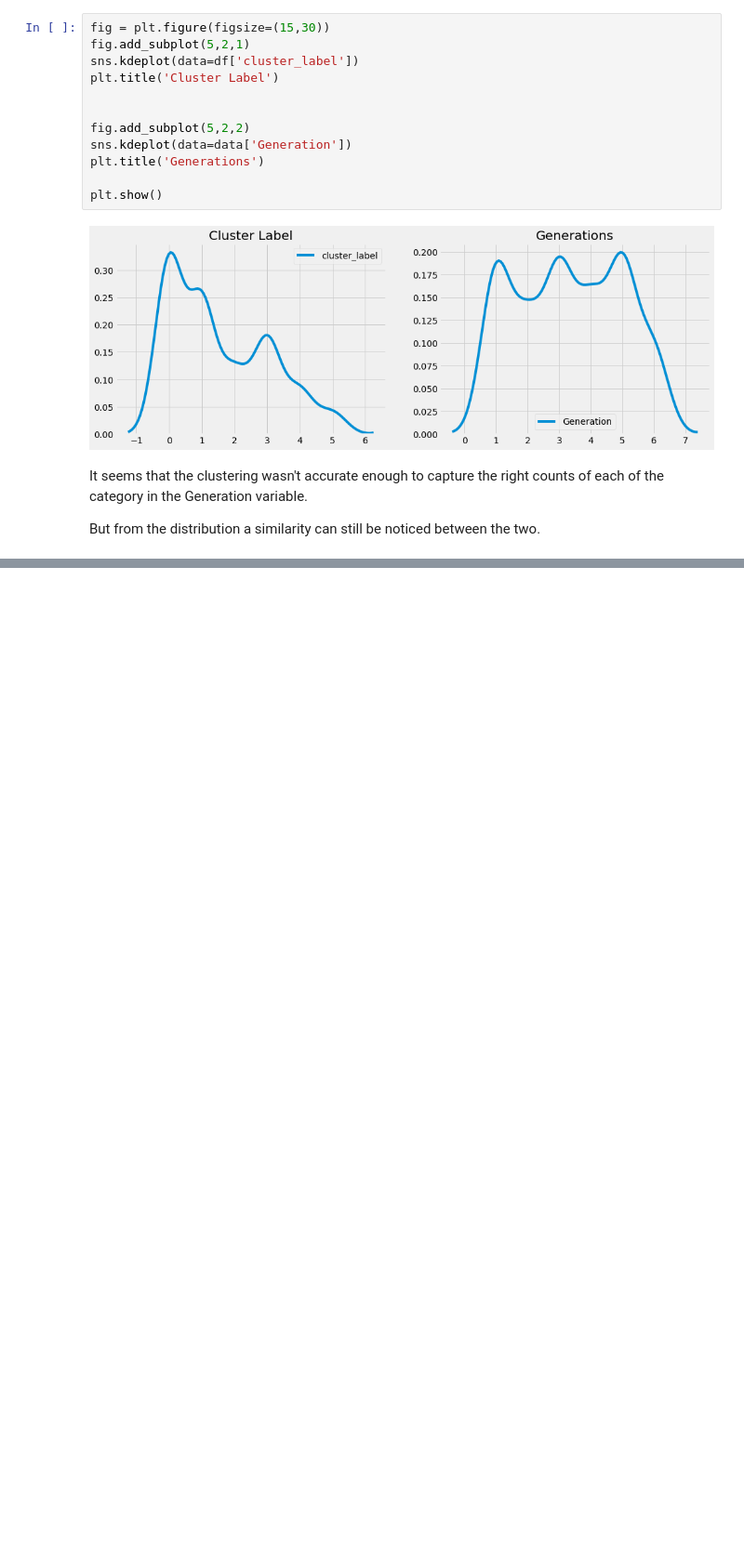
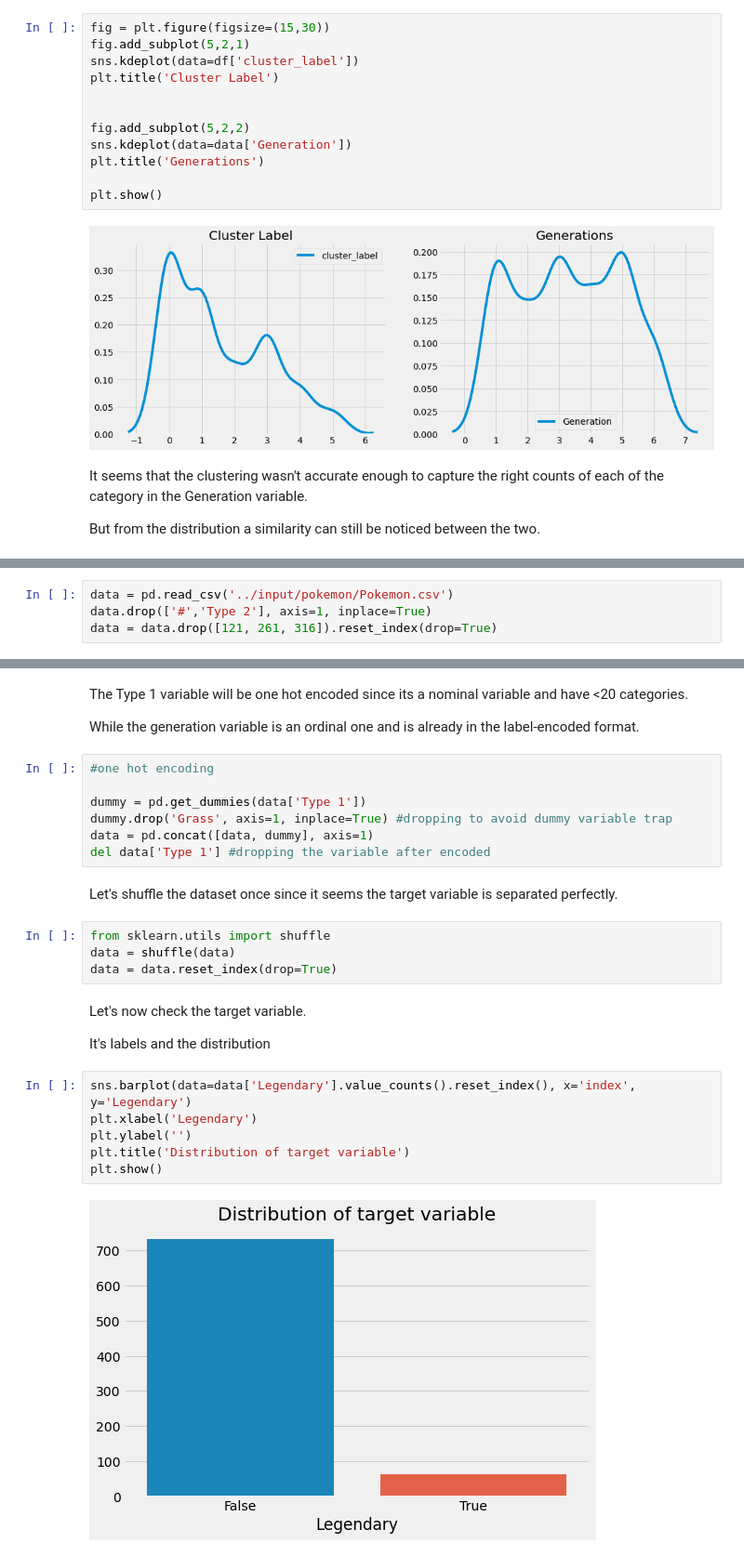
Before and after one commit to pratik-276/Infinite_Stories_with_Data, a Jupyter notebook: Pokemon with stats/pokemon-eda-clustering-and-classification.ipynb, the cells around one changed output, grey strips where cells are left out. Shown at 93% size. Drawn from its saved outputs; the diff is of its cells as text; blank space fills up the shorter version.

Commit message:
pokemon notebook

```diff
--- a/Pokemon with stats/pokemon-eda-clustering-and-classification.ipynb
+++ b/Pokemon with stats/pokemon-eda-clustering-and-classification.ipynb
@@ -208,0 +205,4 @@ But from the distribution a similarity can still be noticed between the two.
+# %%
+data = pd.read_csv('../input/pokemon/Pokemon.csv')
+data.drop(['#','Type 2'], axis=1, inplace=True)
+data = data.drop([121, 261, 316]).reset_index(drop=True)
@@ -208,0 +226,29 @@ But from the distribution a similarity can still be noticed between the two.
+# %% [markdown]
+The Type 1 variable will be one hot encoded since its a nominal variable and have <20 categories.
+
+While the generation variable is an ordinal one and is already in the label-encoded format.
+# %%
+#one hot encoding
+
+dummy = pd.get_dummies(data['Type 1'])
+dummy.drop('Grass', axis=1, inplace=True) #dropping to avoid dummy variable trap
+data = pd.concat([data, dummy], axis=1)
+del data['Type 1'] #dropping the variable after encoded
+# %% [markdown]
+Let's shuffle the dataset once since it seems the target variable is separated perfectly.
+# %%
+from sklearn.utils import shuffle
+data = shuffle(data)
+data = data.reset_index(drop=True)
+# %% [markdown]
+Let's now check the target variable.
+
+It's labels and the distribution
+# %%
+sns.barplot(data=data['Legendary'].value_counts().reset_index(), x='index', y='Legendary')
+plt.xlabel('Legendary')
+plt.ylabel('')
+plt.title('Distribution of target variable')
+plt.show()
+# %% [output]
+[figure, added]
```
Also changed, not shown: parts of 12 cells of this notebook.
